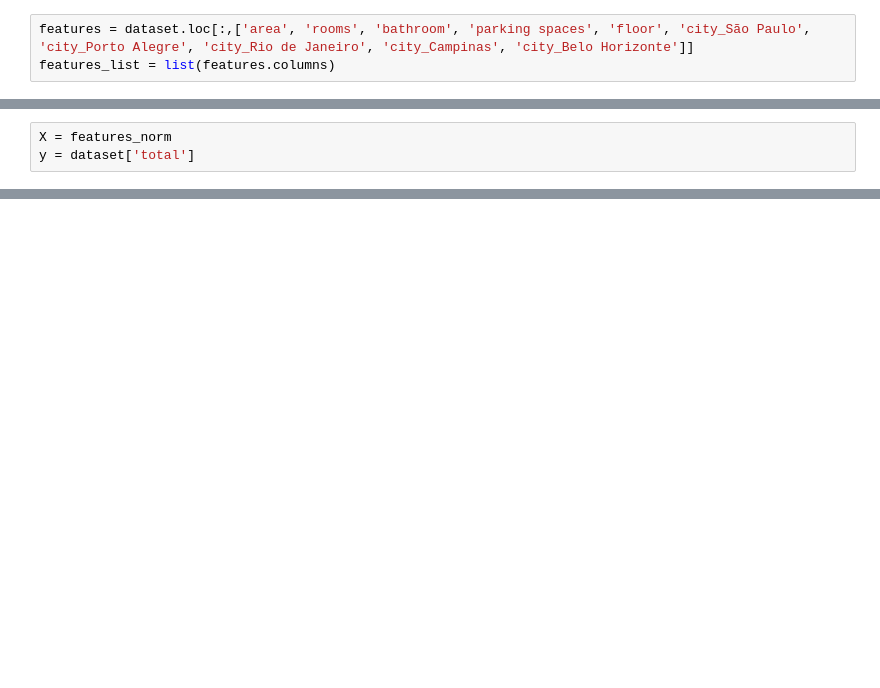
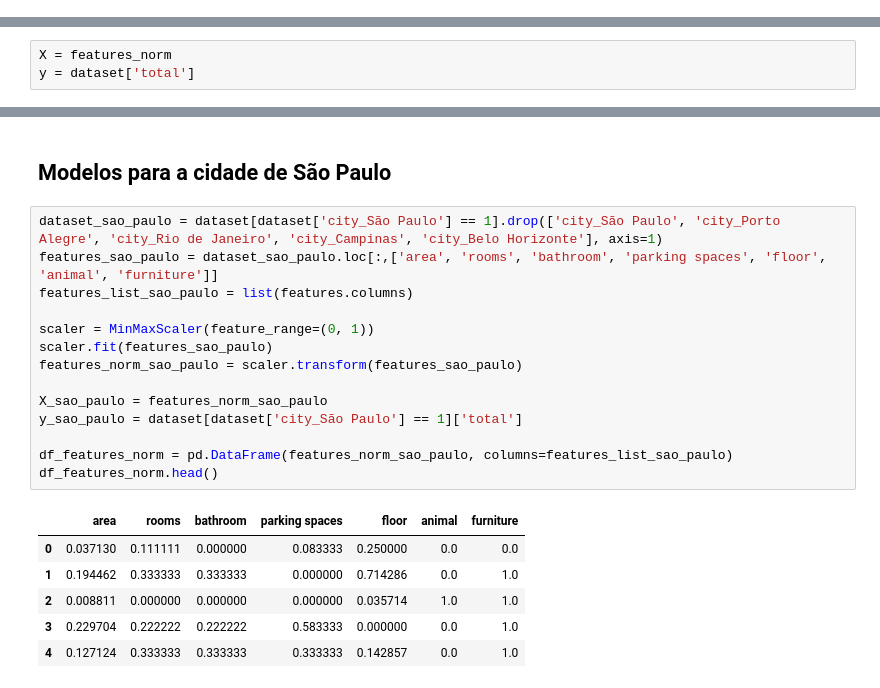
Before and after one commit to IgorFormiga/Data-Science-Projects, a Jupyter notebook: 3_Prediction_Rental_Prices.ipynb, the cells around one changed output, grey strips where cells are left out. Saved outputs shown, nothing was run; the diff lists cells and outputs as text; blank space fills up the shorter version.

```diff
--- a/3_Prediction_Rental_Prices.ipynb
+++ b/3_Prediction_Rental_Prices.ipynb
@@ -163,3 +168,0 @@ Serando as features que serão utilizadas para criação do modelo:
-# %%
-features = dataset.loc[:,['area', 'rooms', 'bathroom', 'parking spaces', 'floor', 'city_São Paulo', 'city_Porto Alegre', 'city_Rio de Janeiro', 'city_Campinas', 'city_Belo Horizonte']]
-features_list = list(features.columns)
@@ -326,0 +273,23 @@ Removendo as colunas de custos do dataset para criação do modelo, deixando ape
+# %% [markdown]
+## Modelos para a cidade de São Paulo
+# %%
+dataset_sao_paulo = dataset[dataset['city_São Paulo'] == 1].drop(['city_São Paulo', 'city_Porto Alegre', 'city_Rio de Janeiro', 'city_Campinas', 'city_Belo Horizonte'], axis=1)
+features_sao_paulo = dataset_sao_paulo.loc[:,['area', 'rooms', 'bathroom', 'parking spaces', 'floor', 'animal', 'furniture']]
+features_list_sao_paulo = list(features.columns)
+
+scaler = MinMaxScaler(feature_range=(0, 1))
+scaler.fit(features_sao_paulo)
+features_norm_sao_paulo = scaler.transform(features_sao_paulo)
+
+X_sao_paulo = features_norm_sao_paulo
+y_sao_paulo = dataset[dataset['city_São Paulo'] == 1]['total']
+
+df_features_norm = pd.DataFrame(features_norm_sao_paulo, columns=features_list_sao_paulo)
+df_features_norm.head()
+# %% [output]
+|  | area | rooms | bathroom | parking spaces | floor | animal | furniture |
+| 0 | 0.037130 | 0.111111 | 0.000000 | 0.083333 | 0.250000 | 0.0 | 0.0 |
+| 1 | 0.194462 | 0.333333 | 0.333333 | 0.000000 | 0.714286 | 0.0 | 1.0 |
+| 2 | 0.008811 | 0.000000 | 0.000000 | 0.000000 | 0.035714 | 1.0 | 1.0 |
+| 3 | 0.229704 | 0.222222 | 0.222222 | 0.583333 | 0.000000 | 0.0 | 1.0 |
+| 4 | 0.127124 | 0.333333 | 0.333333 | 0.333333 | 0.142857 | 0.0 | 1.0 |
```
Also changed, not shown: parts of 56 cells of this notebook.
